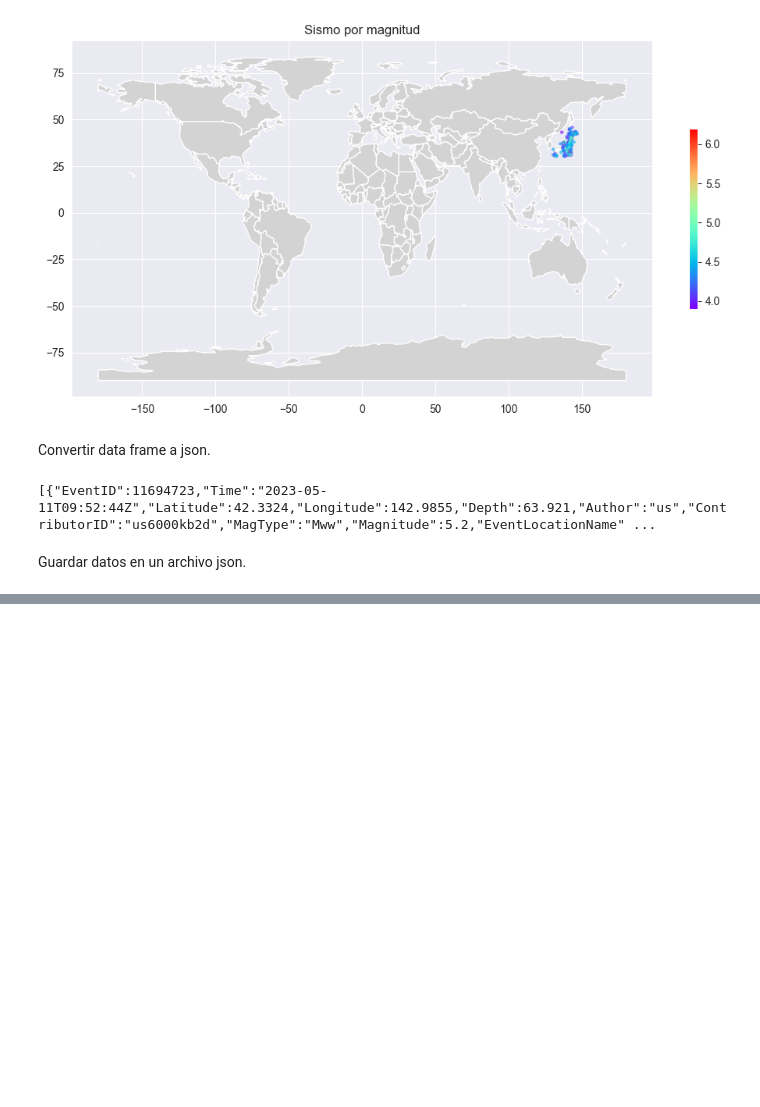
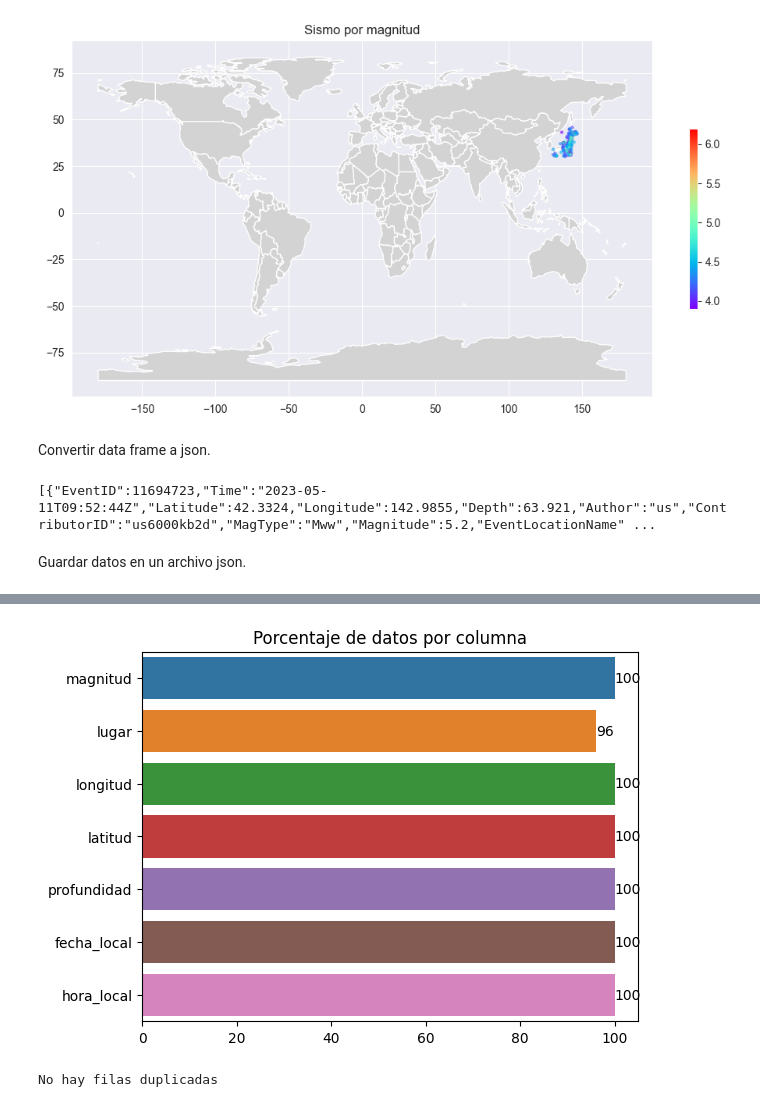
Before and after one commit to Mezgo/Quake-Alert, a Jupyter notebook: etl/Analisis de los Datos(ETL-EDA).ipynb, the cells around one changed output, grey strips where cells are left out. Saved outputs shown, nothing was run; the diff lists cells and outputs as text; code cells hidden in the pictures; blank space fills up the shorter version.

```diff
--- a/etl/Analisis de los Datos(ETL-EDA).ipynb
+++ b/etl/Analisis de los Datos(ETL-EDA).ipynb
@@ -170,0 +255,3 @@ with open('datos_japon.json', 'w') as f:
+# %%
+#transformamos fecha en formato datetime
+df['fecha'] = pd.to_datetime(df['fecha'], unit='ms')
@@ -170,0 +274,3 @@ with open('datos_japon.json', 'w') as f:
+# %%
+df['fecha_local'] = df['fecha'].dt.date
+df['hora_local'] = df['fecha'].dt.time
@@ -170,0 +286,7 @@ with open('datos_japon.json', 'w') as f:
+# %%
+#borramos fecha
+df.drop(columns=['fecha'], inplace=True)
+# %%
+#aca solo dejamos horas y minutos
+
+df['hora_local'] = df['hora_local'].apply(lambda x: x.strftime('%H:%M'))
@@ -170,0 +310,14 @@ with open('datos_japon.json', 'w') as f:
+# %%
+ax = sns.barplot(x = (round(df.notnull().sum()*100/df.shape[0])).values, y = df.columns)
+ax.bar_label(ax.containers[0])
+plt.title('Porcentaje de datos por columna');
+# %% [output]
+[figure, added]
+# %%
+# Verificar si hay filas duplicadas
+if df.duplicated().any():
+    print("Hay filas duplicadas")
+else:
+    print("No hay filas duplicadas")
+# %% [output]
+No hay filas duplicadas
```
Also changed, not shown: parts of 50 cells of this notebook, 2 other files.
